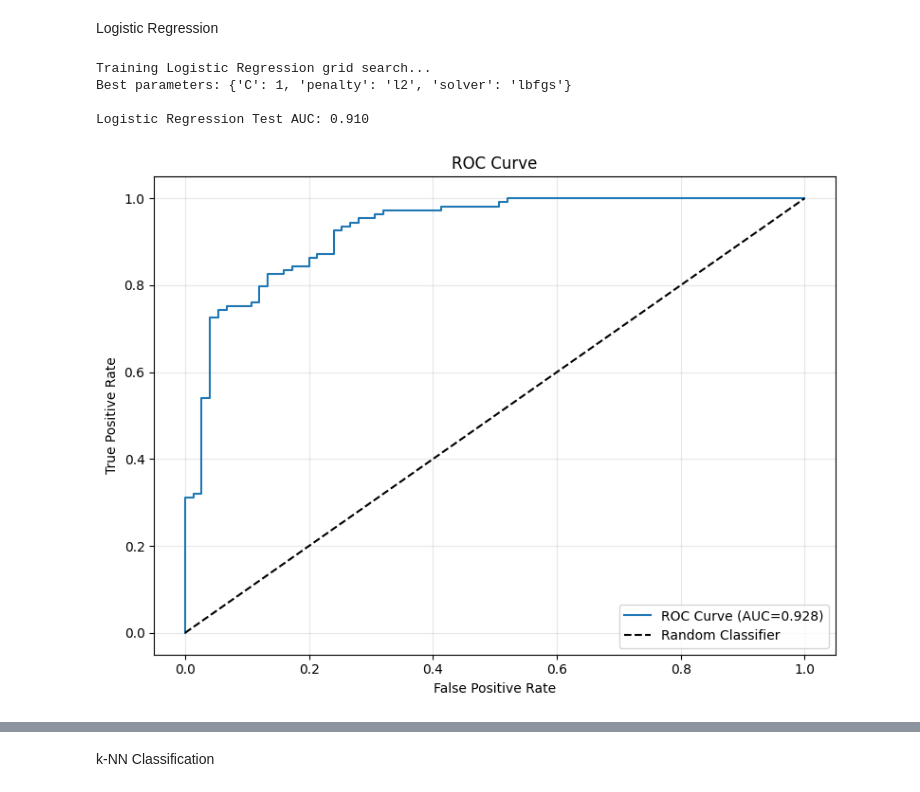
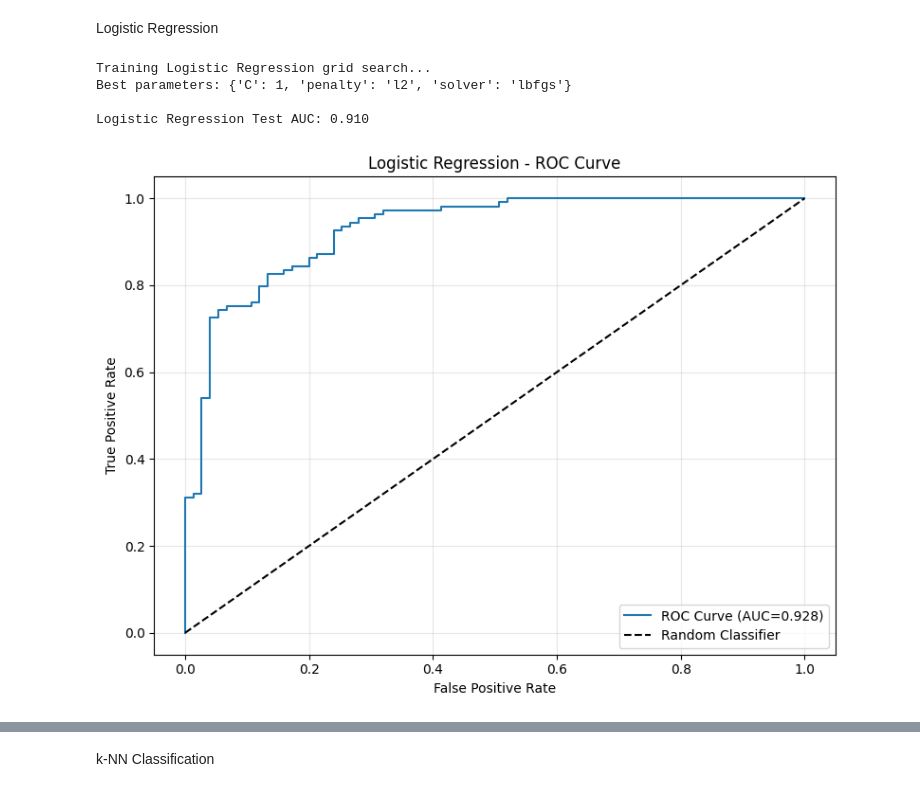
Before and after one commit to ml-binf-5507/assignment-2-supervised-learning-lauren-weir, a Jupyter notebook: notebooks/workflow_analysis.ipynb, the cells around one changed output, grey strips where cells are left out. Cells and saved outputs as stored; diff of their text form; code cells hidden in the pictures.

Commit message:
Change figure titles

```diff
--- a/notebooks/workflow_analysis.ipynb
+++ b/notebooks/workflow_analysis.ipynb
@@ -137,31 +137,33 @@ Logistic Regression
 # %%
 # Train logistic regression
 print("Training Logistic Regression grid search...")
 gs_lr = classification.train_logistic_regression_grid(X_train_clf, y_train_clf)
 print(f"Best parameters: {gs_lr.best_params_}")
 
 # Get best model
 lr_best = classification.get_best_logistic_regression(
     X_train_clf, y_train_clf, X_test_clf, y_test_clf
 )
 
 print(f"\nLogistic Regression Test AUC: {lr_best['test_auc']:.3f}")
 
 # Get probability predictions for curves
 y_pred_lr = lr_best['model'].predict_proba(X_test_clf)[:, 1]
 
 # Plot AUROC curve
 fig_lr = evaluation.generate_auroc_curve(y_test_clf, y_pred_lr, model_name='Logistic Regression')
+plt.title('Logistic Regression - ROC Curve')
 plt.tight_layout()
 plt.show()
 
 # Plot AUPRC curve
 fig_lr2 = evaluation.generate_auprc_curve(y_test_clf, y_pred_lr, model_name='Logistic Regression')
 plt.tight_layout()
+plt.title('Logistic Regression - Precision-Recall Curve')
 plt.show()
 # %% [output]
 Training Logistic Regression grid search...
 Best parameters: {'C': 1, 'penalty': 'l2', 'solver': 'lbfgs'}
 
 Logistic Regression Test AUC: 0.910
-[figure, old version]
+[figure, new version]
```
Also changed, not shown: parts of 3 cells of this notebook.
